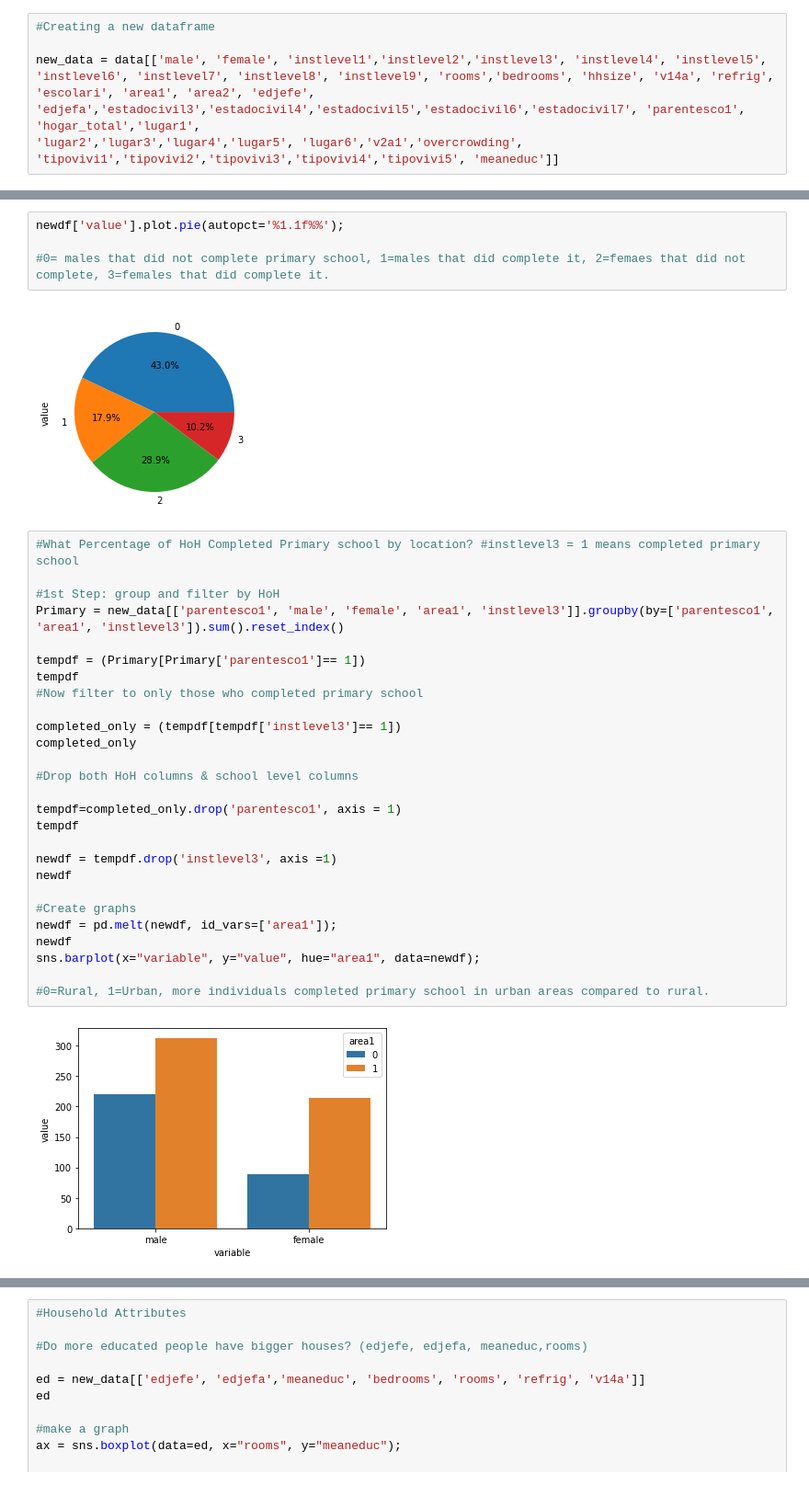
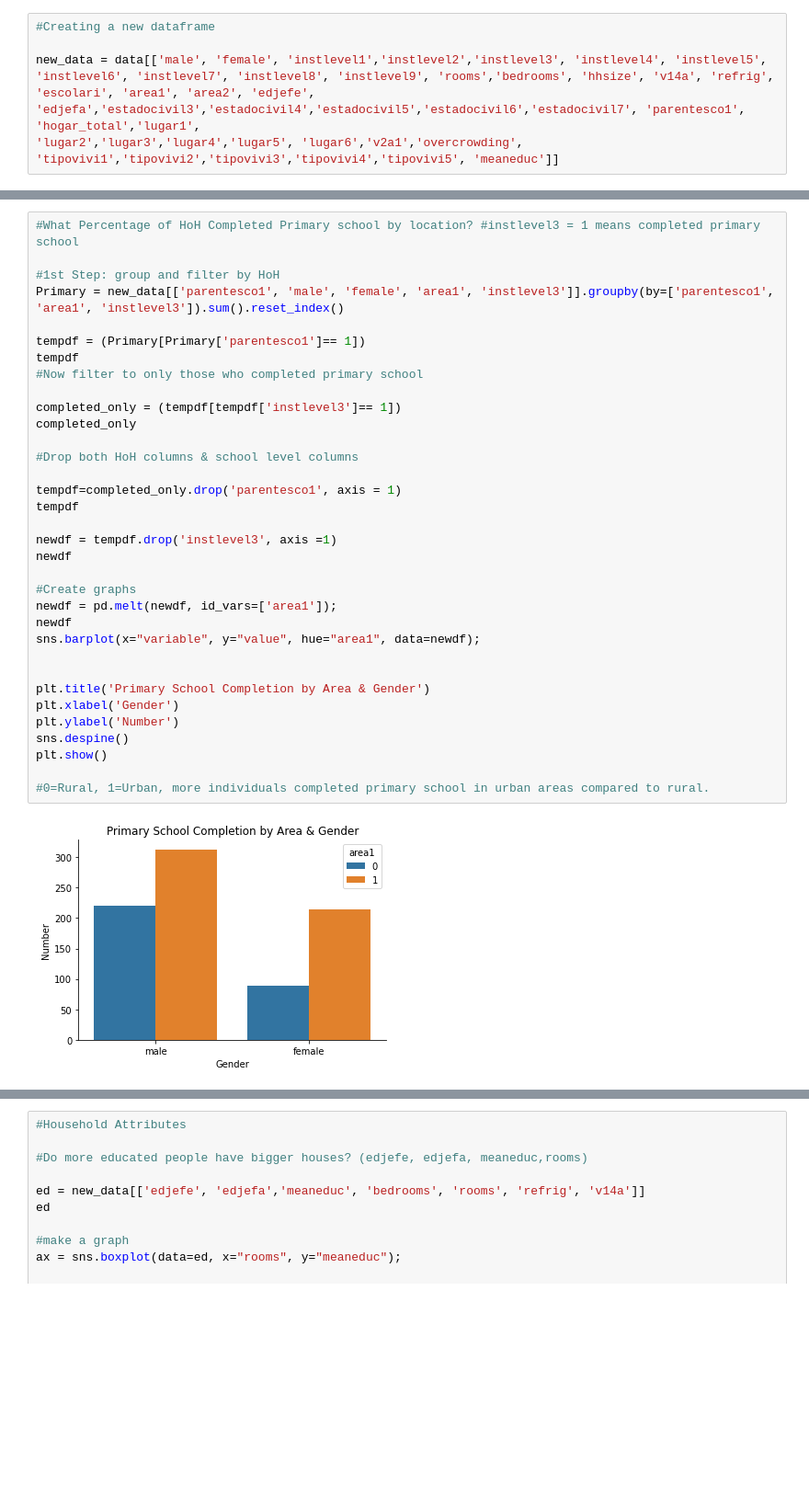
Before and after one commit to Lons22/CodeOp-Final-Project, a Jupyter notebook: Final Project EDA.ipynb, the cells around one changed output, grey strips where cells are left out. Shown: that part at 92% size. Cells and saved outputs as stored; diff of their text form; blank space fills up the shorter version.

```diff
--- a/Final Project EDA.ipynb
+++ b/Final Project EDA.ipynb
@@ -188,35 +116,36 @@ newdf
-# %%
-newdf['value'].plot.pie(autopct='%1.1f%%');
-
-#0= males that did not complete primary school, 1=males that did complete it, 2=femaes that did not complete, 3=females that did complete it.
-# %% [output]
-[figure, removed]
 # %%
 #What Percentage of HoH Completed Primary school by location? #instlevel3 = 1 means completed primary school
 
 #1st Step: group and filter by HoH
 Primary = new_data[['parentesco1', 'male', 'female', 'area1', 'instlevel3']].groupby(by=['parentesco1', 'area1', 'instlevel3']).sum().reset_index()
 
 tempdf = (Primary[Primary['parentesco1']== 1])
 tempdf
 #Now filter to only those who completed primary school
 
 completed_only = (tempdf[tempdf['instlevel3']== 1])
 completed_only
 
 #Drop both HoH columns & school level columns
 
 tempdf=completed_only.drop('parentesco1', axis = 1)
 tempdf
 
 newdf = tempdf.drop('instlevel3', axis =1)
 newdf
 
 #Create graphs
 newdf = pd.melt(newdf, id_vars=['area1']);
 newdf
 sns.barplot(x="variable", y="value", hue="area1", data=newdf);
 
+
+plt.title('Primary School Completion by Area & Gender')
+plt.xlabel('Gender')
+plt.ylabel('Number')
+sns.despine()
+plt.show()
+
 #0=Rural, 1=Urban, more individuals completed primary school in urban areas compared to rural.
 # %% [output]
-[figure, old version]
+[figure, new version]
```
Also changed, not shown: parts of 32 cells of this notebook.
